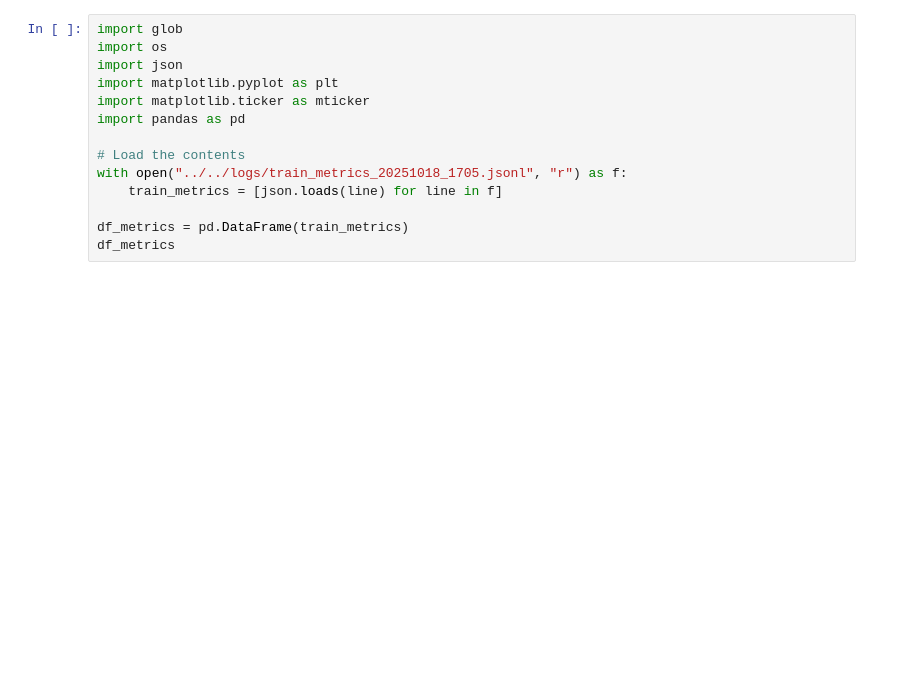
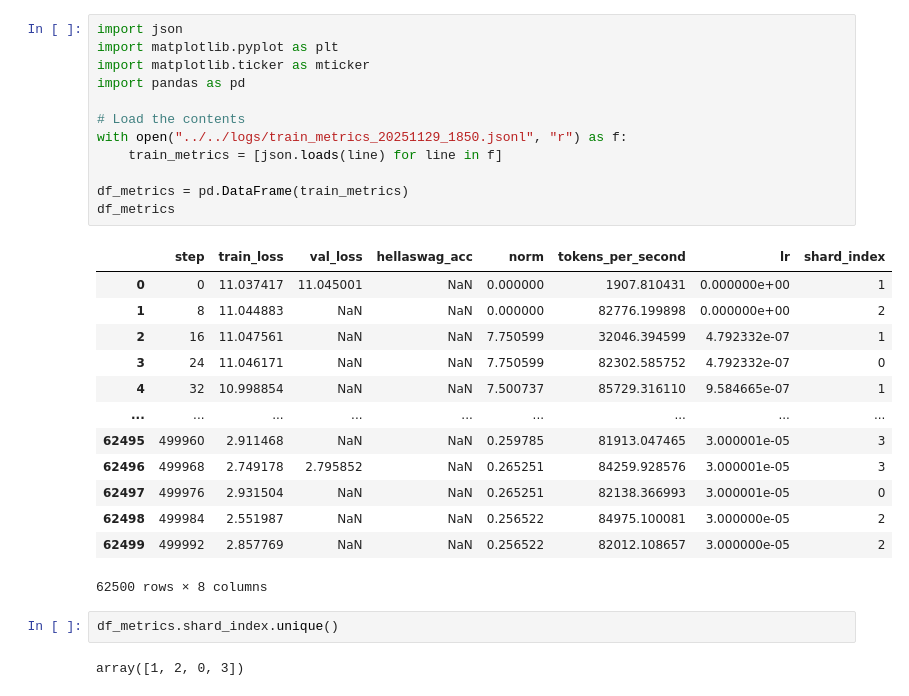
Before and after one commit to feljost/fgpt, a Jupyter notebook: report/code/visualize.ipynb, the cells around one changed output. Cells and saved outputs as stored; diff of their text form; blank space fills up the shorter version.

```diff
--- a/report/code/visualize.ipynb
+++ b/report/code/visualize.ipynb
@@ -1,14 +1,30 @@
 # %%
-import glob
-import os
 import json
 import matplotlib.pyplot as plt
 import matplotlib.ticker as mticker
 import pandas as pd
 
 # Load the contents
-with open("../../logs/train_metrics_20251018_1705.jsonl", "r") as f:
+with open("../../logs/train_metrics_20251129_1850.jsonl", "r") as f:
     train_metrics = [json.loads(line) for line in f]
 
 df_metrics = pd.DataFrame(train_metrics)
 df_metrics
+# %% [output]
+|  | step | train_loss | val_loss | hellaswag_acc | norm | tokens_per_second | lr | shard_index |
+| 0 | 0 | 11.037417 | 11.045001 | NaN | 0.000000 | 1907.810431 | 0.000000e+00 | 1 |
+| 1 | 8 | 11.044883 | NaN | NaN | 0.000000 | 82776.199898 | 0.000000e+00 | 2 |
+| 2 | 16 | 11.047561 | NaN | NaN | 7.750599 | 32046.394599 | 4.792332e-07 | 1 |
+| 3 | 24 | 11.046171 | NaN | NaN | 7.750599 | 82302.585752 | 4.792332e-07 | 0 |
+| 4 | 32 | 10.998854 | NaN | NaN | 7.500737 | 85729.316110 | 9.584665e-07 | 1 |
+| ... | ... | ... | ... | ... | ... | ... | ... | ... |
+| 62495 | 499960 | 2.911468 | NaN | NaN | 0.259785 | 81913.047465 | 3.000001e-05 | 3 |
+| 62496 | 499968 | 2.749178 | 2.795852 | NaN | 0.265251 | 84259.928576 | 3.000001e-05 | 3 |
+| 62497 | 499976 | 2.931504 | NaN | NaN | 0.265251 | 82138.366993 | 3.000001e-05 | 0 |
+| 62498 | 499984 | 2.551987 | NaN | NaN | 0.256522 | 84975.100081 | 3.000000e-05 | 2 |
+| 62499 | 499992 | 2.857769 | NaN | NaN | 0.256522 | 82012.108657 | 3.000000e-05 | 2 |
+62500 rows × 8 columns
+# %%
+df_metrics.shard_index.unique()
+# %% [output]
+array([1, 2, 0, 3])
```
Also changed, not shown: parts of 5 cells of this notebook, 10 other files.
